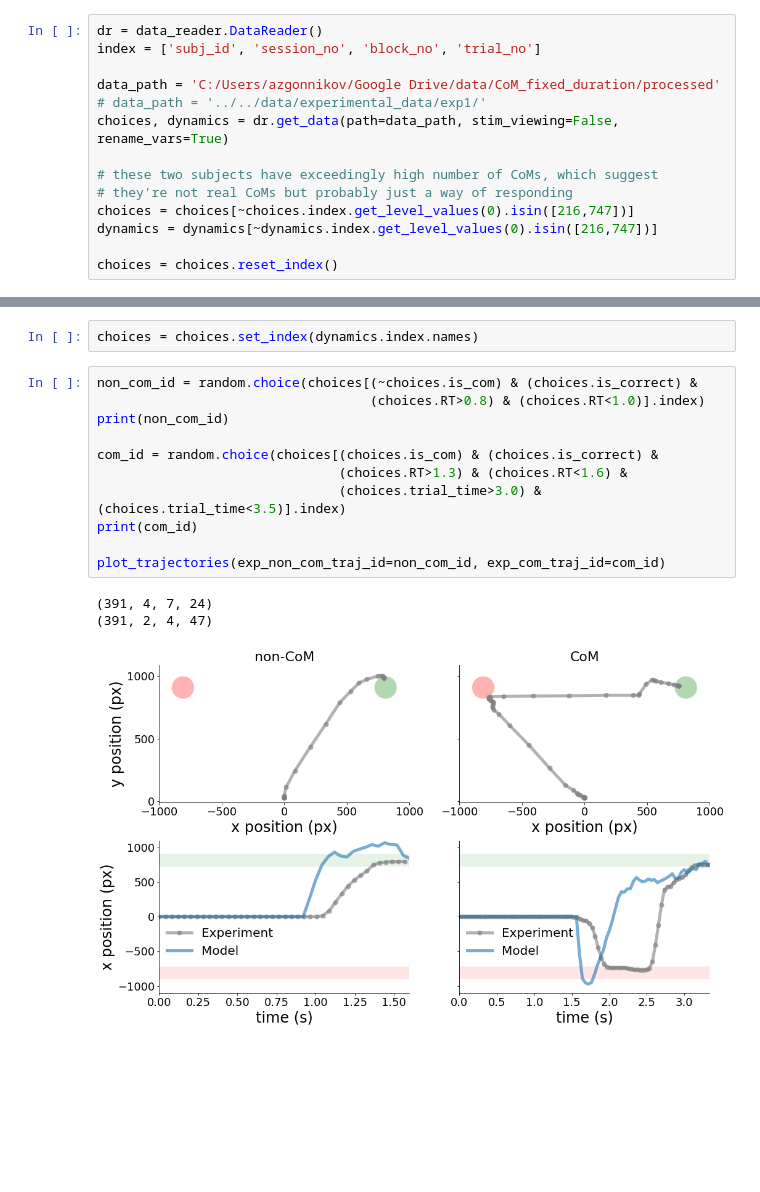
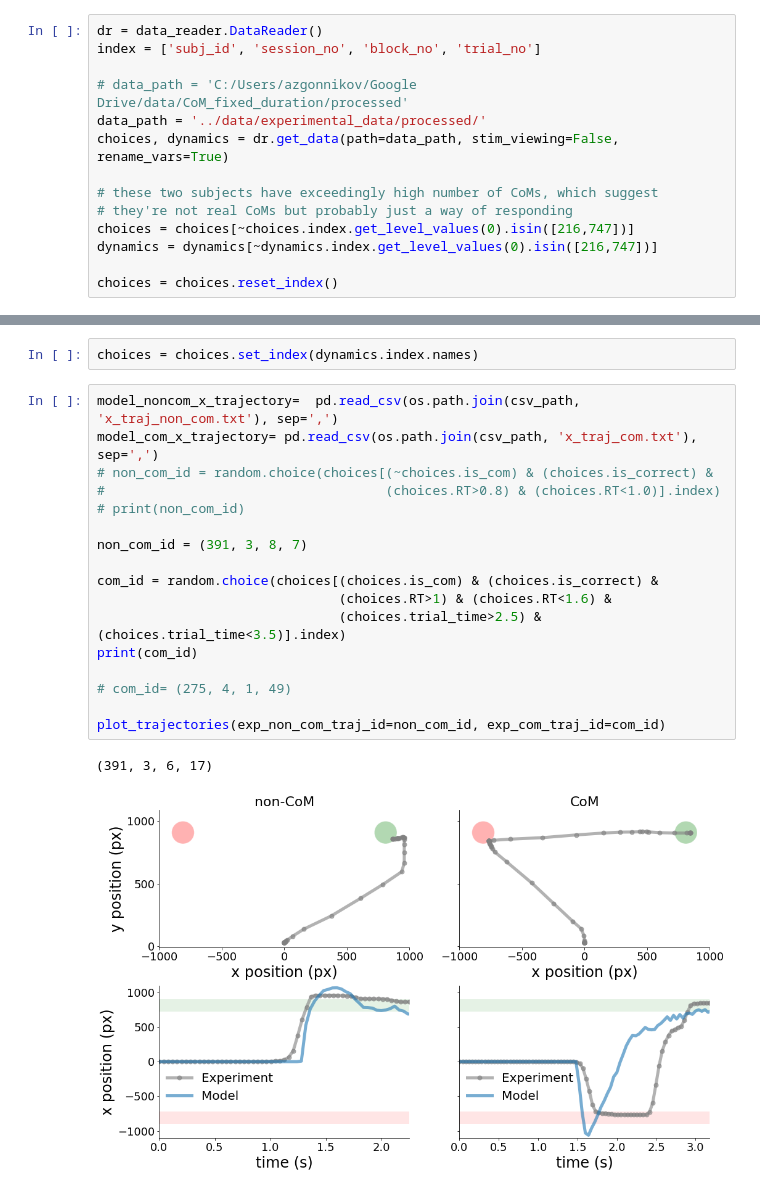
Before and after one commit to nidstigator/com_fixed_duration, a Jupyter notebook: analysis/model_exp_sidebyside.ipynb, the cells around one changed output, grey strips where cells are left out. Saved outputs shown, nothing was run; the diff lists cells and outputs as text; blank space fills up the shorter version.

Commit message:
update modelling scripts, initial results

```diff
--- a/analysis/model_exp_sidebyside.ipynb
+++ b/analysis/model_exp_sidebyside.ipynb
@@ -45,8 +45,8 @@ save_path= '../output/figures'
 dr = data_reader.DataReader()
 index = ['subj_id', 'session_no', 'block_no', 'trial_no']
 
-data_path = 'C:/Users/azgonnikov/Google Drive/data/CoM_fixed_duration/processed'
-# data_path = '../../data/experimental_data/exp1/'
+# data_path = 'C:/Users/azgonnikov/Google Drive/data/CoM_fixed_duration/processed'
+data_path = '../data/experimental_data/processed/'
 choices, dynamics = dr.get_data(path=data_path, stim_viewing=False, rename_vars=True)
 
 # these two subjects have exceedingly high number of CoMs, which suggest
@@ -566,17 +566,22 @@ plt.savefig(os.path.join(save_path, 'trajectories.png') , bbox_inches='tight')
 # %%
 choices = choices.set_index(dynamics.index.names)
 # %%
-non_com_id = random.choice(choices[(~choices.is_com) & (choices.is_correct) &
-                                   (choices.RT>0.8) & (choices.RT<1.0)].index)
-print(non_com_id)
+model_noncom_x_trajectory=  pd.read_csv(os.path.join(csv_path, 'x_traj_non_com.txt'), sep=',')
+model_com_x_trajectory= pd.read_csv(os.path.join(csv_path, 'x_traj_com.txt'), sep=',')
+# non_com_id = random.choice(choices[(~choices.is_com) & (choices.is_correct) &
+#                                    (choices.RT>0.8) & (choices.RT<1.0)].index)
+# print(non_com_id)
+
+non_com_id = (391, 3, 8, 7)
 
 com_id = random.choice(choices[(choices.is_com) & (choices.is_correct) &
-                               (choices.RT>1.3) & (choices.RT<1.6) &
-                               (choices.trial_time>3.0) & (choices.trial_time<3.5)].index)
+                               (choices.RT>1) & (choices.RT<1.6) &
+                               (choices.trial_time>2.5) & (choices.trial_time<3.5)].index)
 print(com_id)
 
+# com_id= (275, 4, 1, 49)
+
 plot_trajectories(exp_non_com_traj_id=non_com_id, exp_com_traj_id=com_id)
 # %% [output]
-(391, 4, 7, 24)
-(391, 2, 4, 47)
+(391, 3, 6, 17)
-[figure, old version]
+[figure, new version]
```
Also changed, not shown: parts of 4 cells of this notebook, 24 other files.
